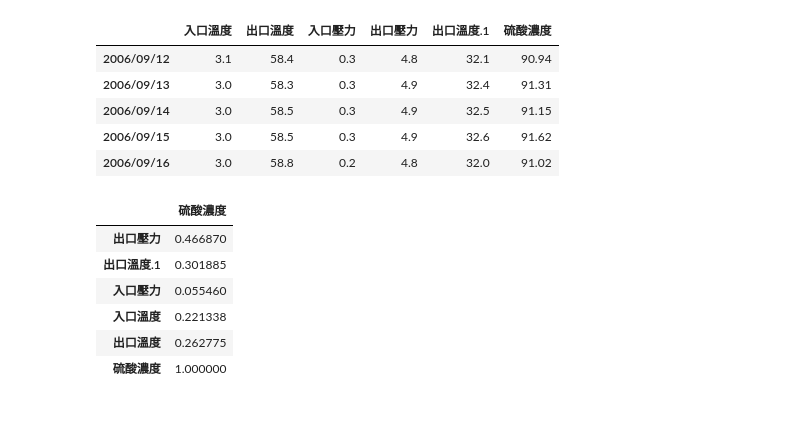
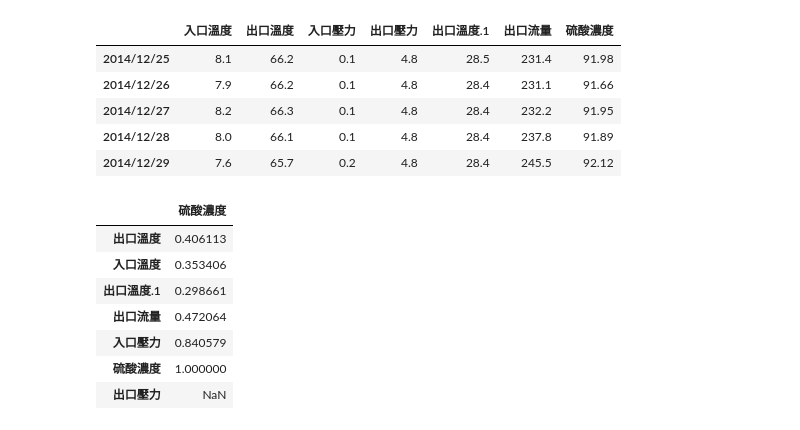
Before and after one commit to skywalker0803r/ALK-, a Jupyter notebook: ALK硫酸腐蝕預測.ipynb, the cells around one changed output. Saved outputs shown, nothing was run; the diff lists cells and outputs as text; code cells hidden in the pictures.

```diff
--- a/ALK硫酸腐蝕預測.ipynb
+++ b/ALK硫酸腐蝕預測.ipynb
@@ -3,30 +3,31 @@
 # %%
 import pandas as pd
 import matplotlib.pyplot as plt
 
-df = pd.read_excel('/content/drive/MyDrive/ALK硫酸腐蝕預測/AKL單元冷凍系統操作條件(20060912~20091231).xlsx',index_col=0,skiprows=2)
+df = pd.read_excel('AKL單元冷凍系統操作條件(20100101_20141231).xlsx',index_col=0,skiprows=2)
 for i in df.columns:
   df[i] = pd.to_numeric(df[i],errors='coerce')
 df = df.iloc[1:,:]
 df = df.dropna(axis=1,how='all').dropna(axis=0)
 df.head()
 # %% [output]
-|  | 入口溫度 | 出口溫度 | 入口壓力 | 出口壓力 | 出口溫度.1 | 硫酸濃度 |
-| 2006/09/12 | 3.1 | 58.4 | 0.3 | 4.8 | 32.1 | 90.94 |
-| 2006/09/13 | 3.0 | 58.3 | 0.3 | 4.9 | 32.4 | 91.31 |
-| 2006/09/14 | 3.0 | 58.5 | 0.3 | 4.9 | 32.5 | 91.15 |
-| 2006/09/15 | 3.0 | 58.5 | 0.3 | 4.9 | 32.6 | 91.62 |
-| 2006/09/16 | 3.0 | 58.8 | 0.2 | 4.8 | 32.0 | 91.02 |
+|  | 入口溫度 | 出口溫度 | 入口壓力 | 出口壓力 | 出口溫度.1 | 出口流量 | 硫酸濃度 |
+| 2014/12/25 | 8.1 | 66.2 | 0.1 | 4.8 | 28.5 | 231.4 | 91.98 |
+| 2014/12/26 | 7.9 | 66.2 | 0.1 | 4.8 | 28.4 | 231.1 | 91.66 |
+| 2014/12/27 | 8.2 | 66.3 | 0.1 | 4.8 | 28.4 | 232.2 | 91.95 |
+| 2014/12/28 | 8.0 | 66.1 | 0.1 | 4.8 | 28.4 | 237.8 | 91.89 |
+| 2014/12/29 | 7.6 | 65.7 | 0.2 | 4.8 | 28.4 | 245.5 | 92.12 |
 # %%
 abs(df.corr()[['硫酸濃度']].sort_values(by='硫酸濃度'))
 # %% [output]
 |  | 硫酸濃度 |
-| 出口壓力 | 0.466870 |
-| 出口溫度.1 | 0.301885 |
-| 入口壓力 | 0.055460 |
-| 入口溫度 | 0.221338 |
-| 出口溫度 | 0.262775 |
+| 出口溫度 | 0.406113 |
+| 入口溫度 | 0.353406 |
+| 出口溫度.1 | 0.298661 |
+| 出口流量 | 0.472064 |
+| 入口壓力 | 0.840579 |
 | 硫酸濃度 | 1.000000 |
+| 出口壓力 | NaN |
 # %%
 from sklearn.preprocessing import MinMaxScaler
 import matplotlib.pyplot as plt
```
Also changed, not shown: parts of 4 cells of this notebook, 3 other files.
